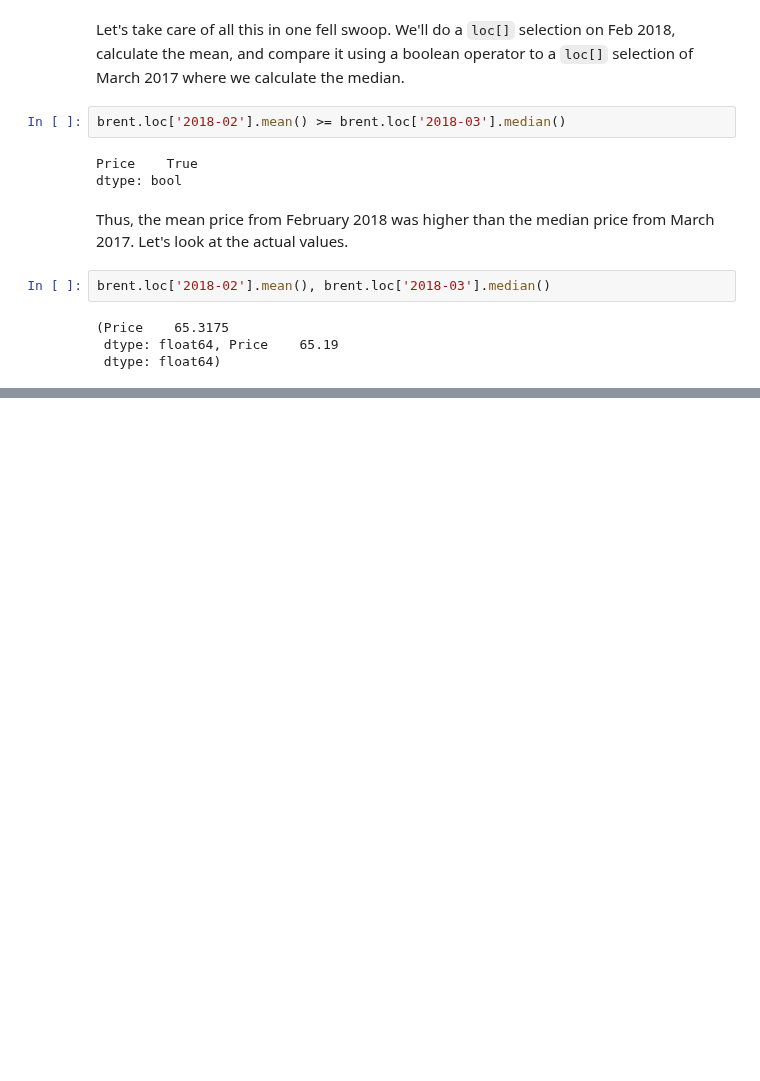
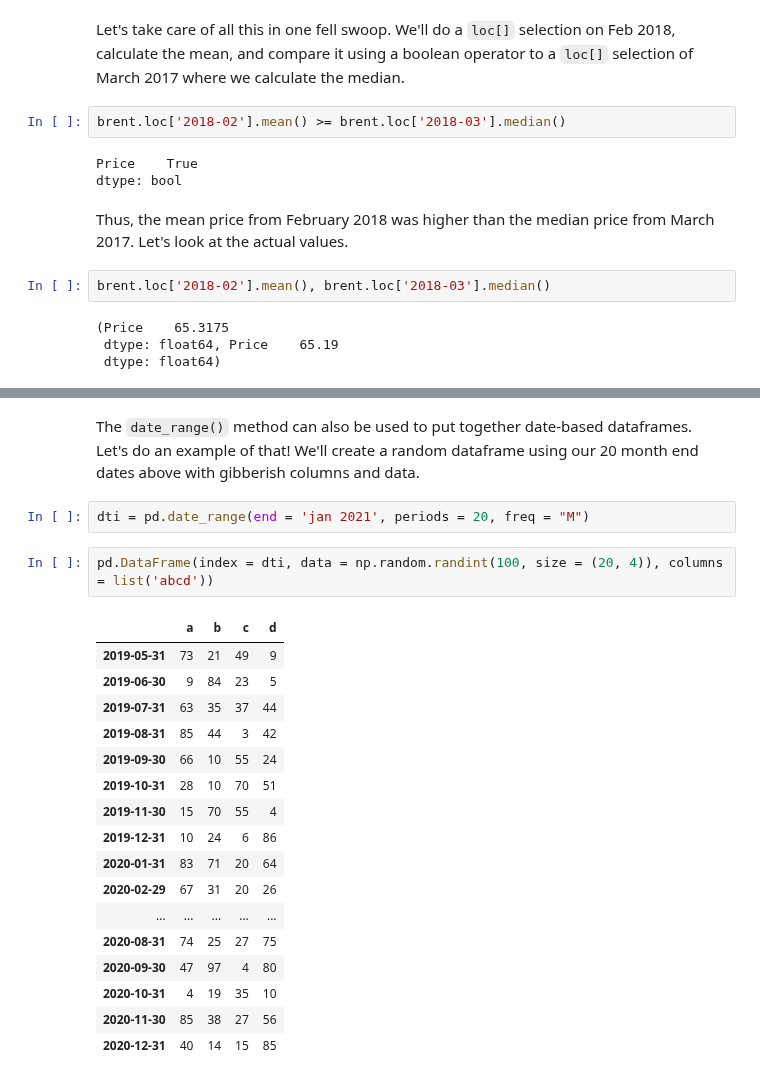
Before and after one commit to jgabunilas/pandas-bootcamp, a Jupyter notebook: Section10_Handling_Date_and_Time/Section10_Handling_Date_and_Time.ipynb, the cells around one changed output, grey strips where cells are left out. Drawn from its saved outputs; the diff is of its cells as text; blank space fills up the shorter version.

```diff
--- a/Section10_Handling_Date_and_Time/Section10_Handling_Date_and_Time.ipynb
+++ b/Section10_Handling_Date_and_Time/Section10_Handling_Date_and_Time.ipynb
@@ -864,0 +1090,24 @@ It was quite close! Feb 2018 had a mean price of $65.32 while March 2017 had a m
+# %% [markdown]
+The `date_range()` method can also be used to put together date-based dataframes. Let's do an example of that! We'll create a random dataframe using our 20 month end dates above with gibberish columns and data.
+# %%
+dti = pd.date_range(end = 'jan 2021', periods = 20, freq = "M")
+# %%
+pd.DataFrame(index = dti, data = np.random.randint(100, size = (20, 4)), columns = list('abcd'))
+# %% [output]
+|  | a | b | c | d |
+| 2019-05-31 | 73 | 21 | 49 | 9 |
+| 2019-06-30 | 9 | 84 | 23 | 5 |
+| 2019-07-31 | 63 | 35 | 37 | 44 |
+| 2019-08-31 | 85 | 44 | 3 | 42 |
+| 2019-09-30 | 66 | 10 | 55 | 24 |
+| 2019-10-31 | 28 | 10 | 70 | 51 |
+| 2019-11-30 | 15 | 70 | 55 | 4 |
+| 2019-12-31 | 10 | 24 | 6 | 86 |
+| 2020-01-31 | 83 | 71 | 20 | 64 |
+| 2020-02-29 | 67 | 31 | 20 | 26 |
+| ... | ... | ... | ... | ... |
+| 2020-08-31 | 74 | 25 | 27 | 75 |
+| 2020-09-30 | 47 | 97 | 4 | 80 |
+| 2020-10-31 | 4 | 19 | 35 | 10 |
+| 2020-11-30 | 85 | 38 | 27 | 56 |
+| 2020-12-31 | 40 | 14 | 15 | 85 |
```
Also changed, not shown: parts of 50 cells of this notebook.
